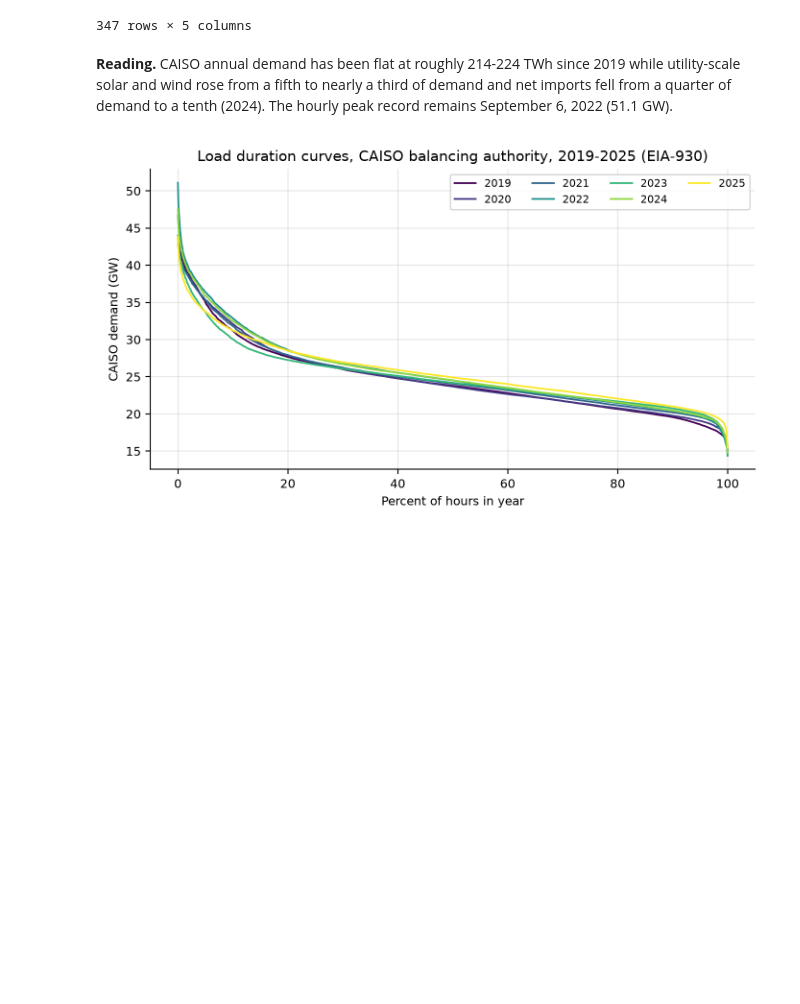
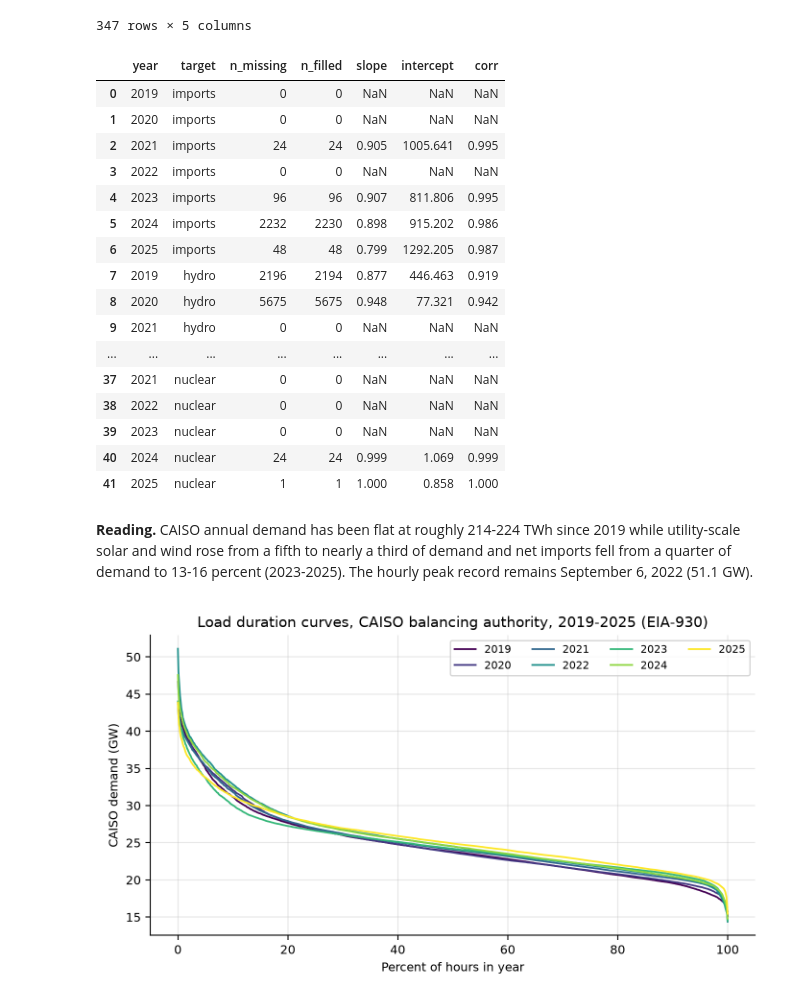
Before and after one commit to sebastian-oldman/masters_project, a Jupyter notebook: notebooks/01_baseline_grid.ipynb, the cells around one changed output. Saved outputs shown, nothing was run; the diff lists cells and outputs as text; code cells hidden in the pictures; blank space fills up the shorter version.

Commit message:
Chapter 1 audit: fill EIA-930 interchange and hydro gaps from CAISO, floor negative net CO2, explicit bottom-up utilization

```diff
--- a/notebooks/01_baseline_grid.ipynb
+++ b/notebooks/01_baseline_grid.ipynb
@@ -75,8 +75,28 @@ table("ch1_eia930_flagged_hours", index_col=0)
 | 2025-11-01 16:00:00-07:00 | 20126.0 | 15929.0 | 713.0 | 3484.0 | 24824.166667 |
 | 2025-11-02 09:00:00-08:00 | 21242.0 | 9048.0 | 626.0 | 11568.0 | 25046.416667 |
 347 rows × 5 columns
+# %%
+table("ch1_eia930_fill_log").round(3)
+# %% [output]
+|  | year | target | n_missing | n_filled | slope | intercept | corr |
+| 0 | 2019 | imports | 0 | 0 | NaN | NaN | NaN |
+| 1 | 2020 | imports | 0 | 0 | NaN | NaN | NaN |
+| 2 | 2021 | imports | 24 | 24 | 0.905 | 1005.641 | 0.995 |
+| 3 | 2022 | imports | 0 | 0 | NaN | NaN | NaN |
+| 4 | 2023 | imports | 96 | 96 | 0.907 | 811.806 | 0.995 |
+| 5 | 2024 | imports | 2232 | 2230 | 0.898 | 915.202 | 0.986 |
+| 6 | 2025 | imports | 48 | 48 | 0.799 | 1292.205 | 0.987 |
+| 7 | 2019 | hydro | 2196 | 2194 | 0.877 | 446.463 | 0.919 |
+| 8 | 2020 | hydro | 5675 | 5675 | 0.948 | 77.321 | 0.942 |
+| 9 | 2021 | hydro | 0 | 0 | NaN | NaN | NaN |
+| ... | ... | ... | ... | ... | ... | ... | ... |
+| 37 | 2021 | nuclear | 0 | 0 | NaN | NaN | NaN |
+| 38 | 2022 | nuclear | 0 | 0 | NaN | NaN | NaN |
+| 39 | 2023 | nuclear | 0 | 0 | NaN | NaN | NaN |
+| 40 | 2024 | nuclear | 24 | 24 | 0.999 | 1.069 | 0.999 |
+| 41 | 2025 | nuclear | 1 | 1 | 1.000 | 0.858 | 1.000 |
 # %% [markdown]
-**Reading.** CAISO annual demand has been flat at roughly 214-224 TWh since 2019 while utility-scale solar and wind rose from a fifth to nearly a third of demand and net imports fell from a quarter of demand to a tenth (2024). The hourly peak record remains September 6, 2022 (51.1 GW).
+**Reading.** CAISO annual demand has been flat at roughly 214-224 TWh since 2019 while utility-scale solar and wind rose from a fifth to nearly a third of demand and net imports fell from a quarter of demand to 13-16 percent (2023-2025). The hourly peak record remains September 6, 2022 (51.1 GW).
 # %%
 show("fig1_01_load_duration_curves")
 # %% [output]
```
Also changed, not shown: parts of 12 cells of this notebook, 23 other files.
